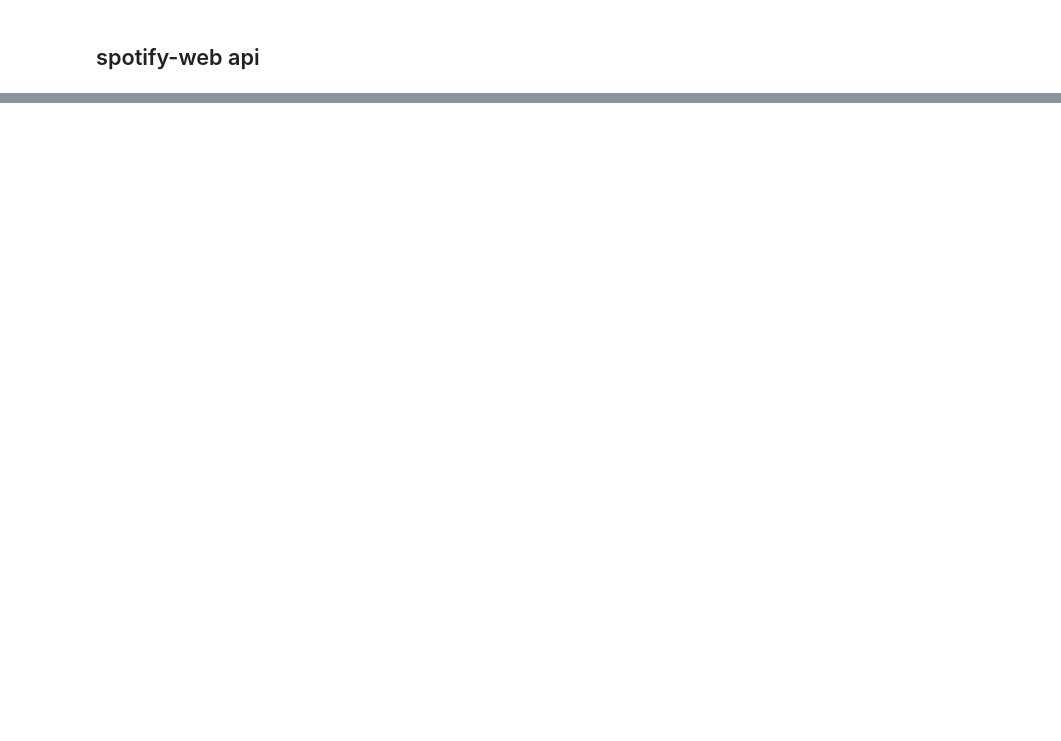
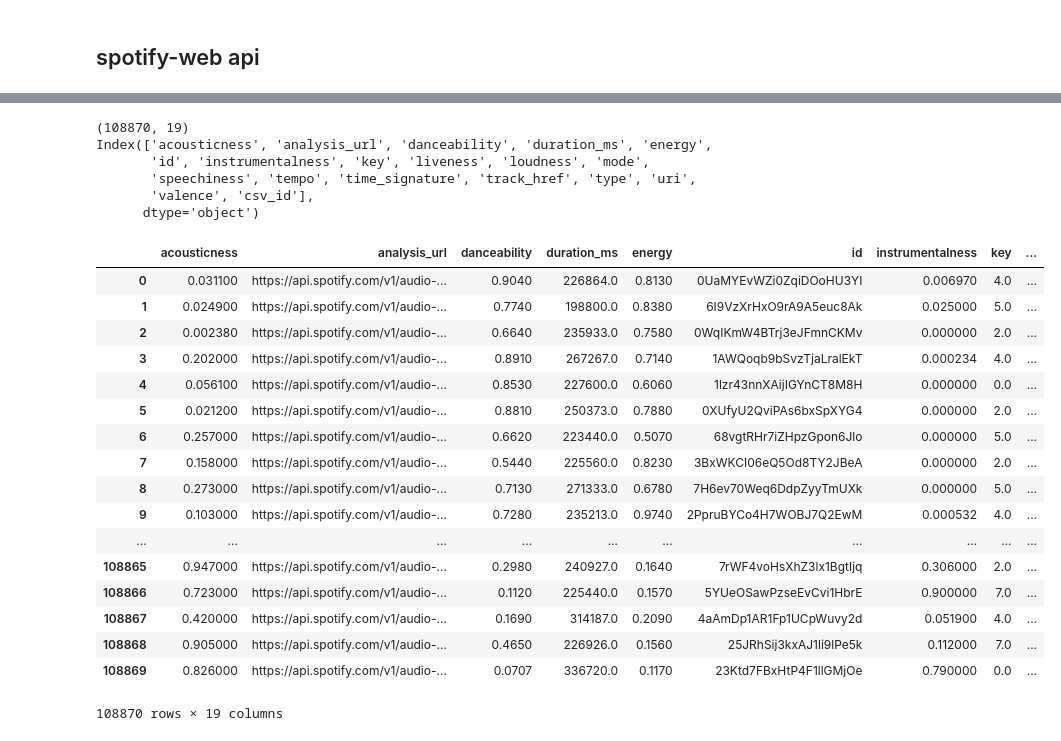
Before and after one commit to Spandan-Madan/Spotify, a Jupyter notebook: notebooks/1_bsl_Data_Processing.ipynb, the cells around one changed output, grey strips where cells are left out. Saved outputs shown, nothing was run; the diff lists cells and outputs as text; code cells hidden in the pictures; blank space fills up the shorter version.

```diff
--- a/notebooks/1_bsl_Data_Processing.ipynb
+++ b/notebooks/1_bsl_Data_Processing.ipynb
@@ -224,0 +171,30 @@ SyntaxError: invalid syntax (<ipython-input-84-d05056eb7c96>, line 1)
+# %%
+af_df = pd.read_csv('../data/interim/5k_track_audiofeatures.csv')
+print(af_df.shape)
+print(af_df.columns)
+af_df
+# %% [output]
+(108870, 19)
+Index(['acousticness', 'analysis_url', 'danceability', 'duration_ms', 'energy',
+       'id', 'instrumentalness', 'key', 'liveness', 'loudness', 'mode',
+       'speechiness', 'tempo', 'time_signature', 'track_href', 'type', 'uri',
+       'valence', 'csv_id'],
+      dtype='object')
+|  | acousticness | analysis_url | danceability | duration_ms | energy | id | instrumentalness | key | ... |
+| 0 | 0.031100 | https://api.spotify.com/v1/audio-... | 0.9040 | 226864.0 | 0.8130 | 0UaMYEvWZi0ZqiDOoHU3YI | 0.006970 | 4.0 | ... |
+| 1 | 0.024900 | https://api.spotify.com/v1/audio-... | 0.7740 | 198800.0 | 0.8380 | 6I9VzXrHxO9rA9A5euc8Ak | 0.025000 | 5.0 | ... |
+| 2 | 0.002380 | https://api.spotify.com/v1/audio-... | 0.6640 | 235933.0 | 0.7580 | 0WqIKmW4BTrj3eJFmnCKMv | 0.000000 | 2.0 | ... |
+| 3 | 0.202000 | https://api.spotify.com/v1/audio-... | 0.8910 | 267267.0 | 0.7140 | 1AWQoqb9bSvzTjaLralEkT | 0.000234 | 4.0 | ... |
+| 4 | 0.056100 | https://api.spotify.com/v1/audio-... | 0.8530 | 227600.0 | 0.6060 | 1lzr43nnXAijIGYnCT8M8H | 0.000000 | 0.0 | ... |
+| 5 | 0.021200 | https://api.spotify.com/v1/audio-... | 0.8810 | 250373.0 | 0.7880 | 0XUfyU2QviPAs6bxSpXYG4 | 0.000000 | 2.0 | ... |
+| 6 | 0.257000 | https://api.spotify.com/v1/audio-... | 0.6620 | 223440.0 | 0.5070 | 68vgtRHr7iZHpzGpon6Jlo | 0.000000 | 5.0 | ... |
+| 7 | 0.158000 | https://api.spotify.com/v1/audio-... | 0.5440 | 225560.0 | 0.8230 | 3BxWKCI06eQ5Od8TY2JBeA | 0.000000 | 2.0 | ... |
+| 8 | 0.273000 | https://api.spotify.com/v1/audio-... | 0.7130 | 271333.0 | 0.6780 | 7H6ev70Weq6DdpZyyTmUXk | 0.000000 | 5.0 | ... |
+| 9 | 0.103000 | https://api.spotify.com/v1/audio-... | 0.7280 | 235213.0 | 0.9740 | 2PpruBYCo4H7WOBJ7Q2EwM | 0.000532 | 4.0 | ... |
+| ... | ... | ... | ... | ... | ... | ... | ... | ... | ... |
+| 108865 | 0.947000 | https://api.spotify.com/v1/audio-... | 0.2980 | 240927.0 | 0.1640 | 7rWF4voHsXhZ3lx1BgtIjq | 0.306000 | 2.0 | ... |
+| 108866 | 0.723000 | https://api.spotify.com/v1/audio-... | 0.1120 | 225440.0 | 0.1570 | 5YUeOSawPzseEvCvi1HbrE | 0.900000 | 7.0 | ... |
+| 108867 | 0.420000 | https://api.spotify.com/v1/audio-... | 0.1690 | 314187.0 | 0.2090 | 4aAmDp1AR1Fp1UCpWuvy2d | 0.051900 | 4.0 | ... |
+| 108868 | 0.905000 | https://api.spotify.com/v1/audio-... | 0.4650 | 226926.0 | 0.1560 | 25JRhSij3kxAJ1li9lPe5k | 0.112000 | 7.0 | ... |
+| 108869 | 0.826000 | https://api.spotify.com/v1/audio-... | 0.0707 | 336720.0 | 0.1170 | 23Ktd7FBxHtP4F1llGMjOe | 0.790000 | 0.0 | ... |
+108870 rows × 19 columns
```
Also changed, not shown: parts of 11 cells of this notebook.
